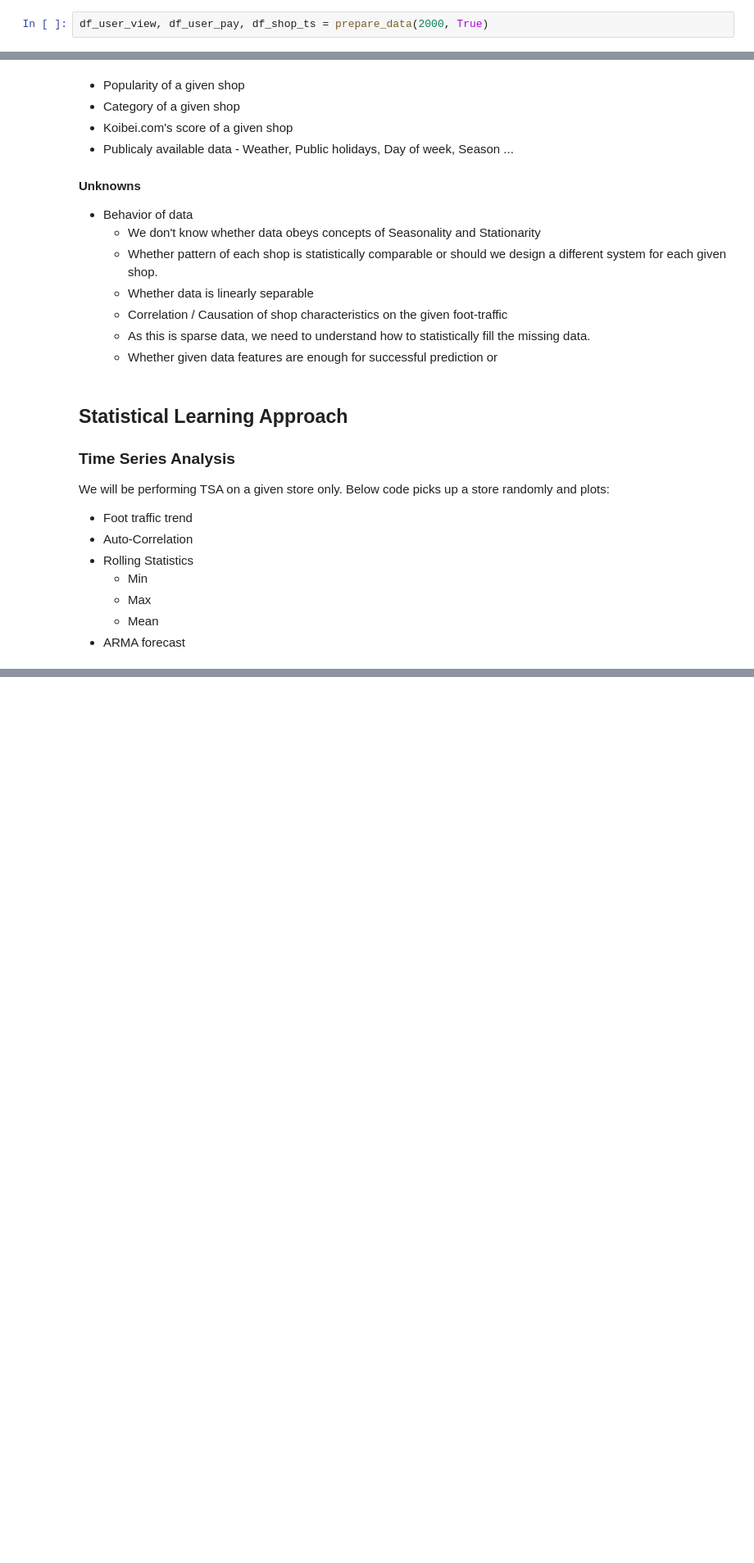
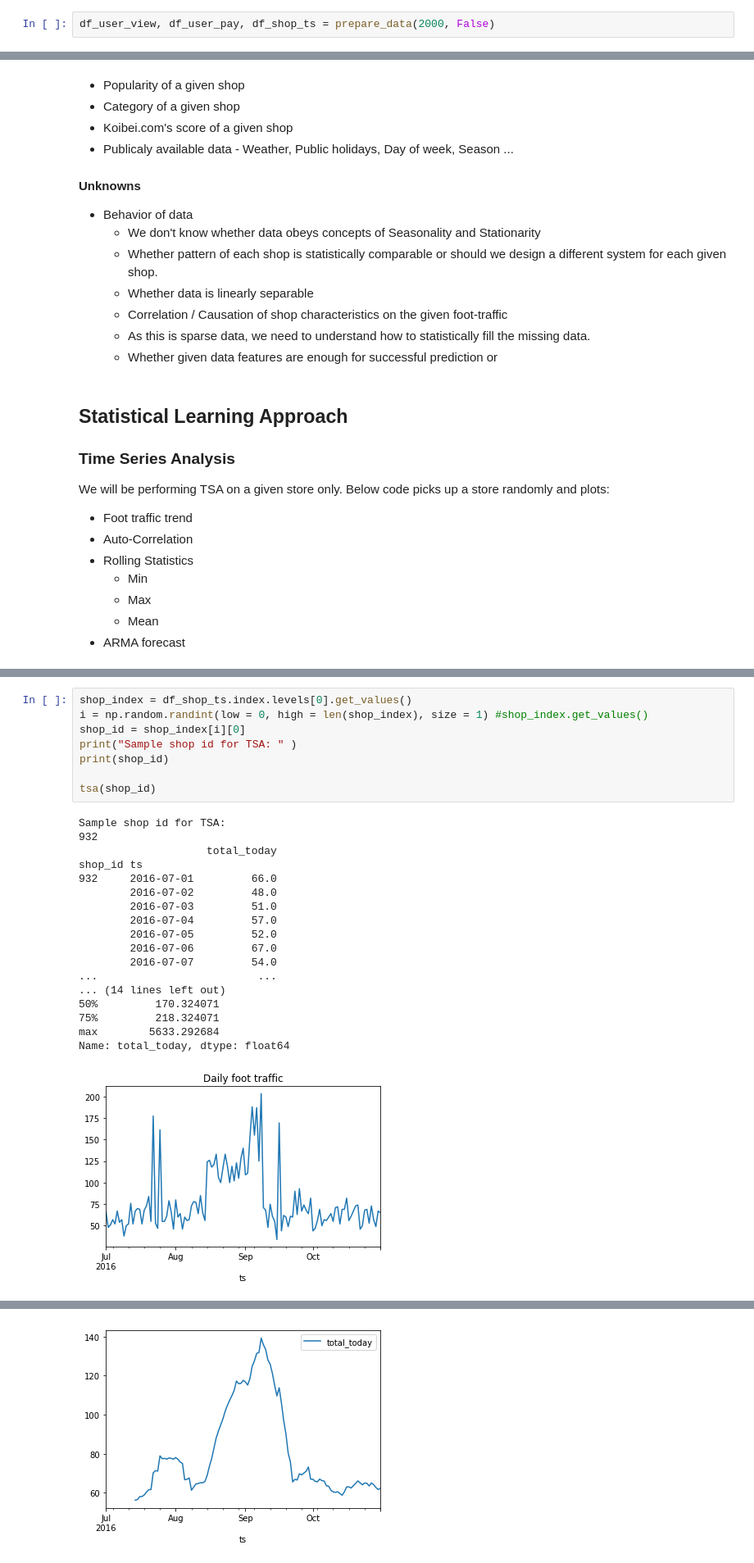
Before and after one commit to rkmalaiya/alibaba_foot_traffic_ijcai2017, a Jupyter notebook: code/ijcai-cff_tsa.ipynb, the cells around one changed output, grey strips where cells are left out. Shown at 82% size. Drawn from its saved outputs; the diff is of its cells as text; blank space fills up the shorter version.

```diff
--- a/code/ijcai-cff_tsa.ipynb
+++ b/code/ijcai-cff_tsa.ipynb
@@ -265,5 +265,5 @@ def tsa(shop_id):
 # %%
-df_user_view, df_user_pay, df_shop_ts = prepare_data(2000, True)
+df_user_view, df_user_pay, df_shop_ts = prepare_data(2000, False)
 # %% [markdown]
 ### Data grouped based on daily user visit
 # %%
@@ -374,0 +375,27 @@ Name: total_today, dtype: float64
+# %%
+shop_index = df_shop_ts.index.levels[0].get_values()
+i = np.random.randint(low = 0, high = len(shop_index), size = 1) #shop_index.get_values()
+shop_id = shop_index[i][0]
+print("Sample shop id for TSA: " )
+print(shop_id)
+
+tsa(shop_id)
+# %% [output]
+Sample shop id for TSA:
+932
+                    total_today
+shop_id ts
+932     2016-07-01         66.0
+        2016-07-02         48.0
+        2016-07-03         51.0
+        2016-07-04         57.0
+        2016-07-05         52.0
+        2016-07-06         67.0
+        2016-07-07         54.0
+...                         ...
+... (14 lines left out)
+50%         170.324071
+75%         218.324071
+max        5633.292684
+Name: total_today, dtype: float64
+[figure, added]
@@ -374,0 +403 @@ Name: total_today, dtype: float64
+[figure, added]
```
Also changed, not shown: parts of 6 cells of this notebook, 2 other files.
